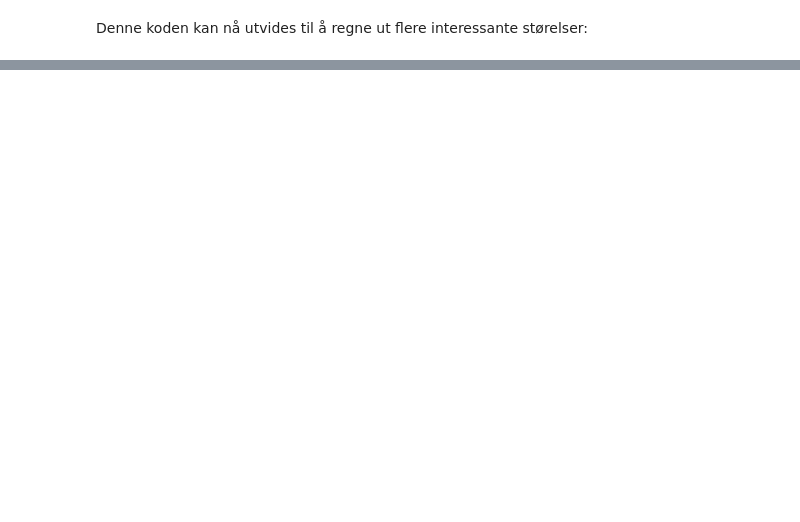
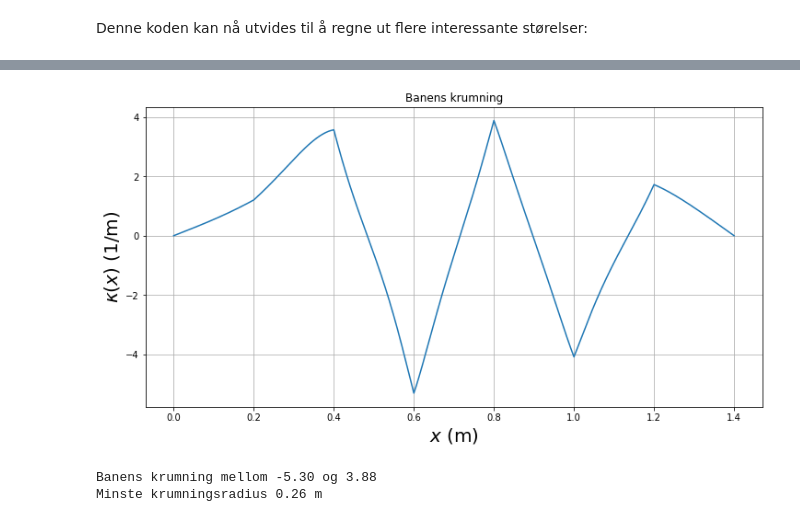
Before and after one commit to Oyveloper/fysikk-lab, a Jupyter notebook: cubicspline.ipynb, the cells around one changed output, grey strips where cells are left out. Saved outputs shown, nothing was run; the diff lists cells and outputs as text; code cells hidden in the pictures; blank space fills up the shorter version.

```diff
--- a/cubicspline.ipynb
+++ b/cubicspline.ipynb
@@ -79,0 +111,20 @@ Denne koden kan nå utvides til å regne ut flere interessante størelser:
+# %%
+def krumning(x):
+    return cs(x, 2) / ((1 + (cs(x, 1)**2))**(3/2))
+# %%
+k_fig = plt.figure('κ(x)',figsize=(12,6))
+k = krumning(x)
+plt.plot(x,k)
+plt.title('Banens krumning')
+plt.xlabel('$x$ (m)',fontsize=20)
+plt.ylabel('$κ(x)$ (1/m)',fontsize=20)
+plt.grid()
+plt.savefig("figures/kappa.jpg")
+plt.show()
+
+print(f"Banens krumning mellom {min(k):.2f} og {max(k):.2f}")
+print(f"Minste krumningsradius {1 / max(k):.2f} m")
+# %% [output]
+[figure, added]
+Banens krumning mellom -5.30 og 3.88
+Minste krumningsradius 0.26 m
```
Also changed, not shown: parts of 14 cells of this notebook, 8 other files.
